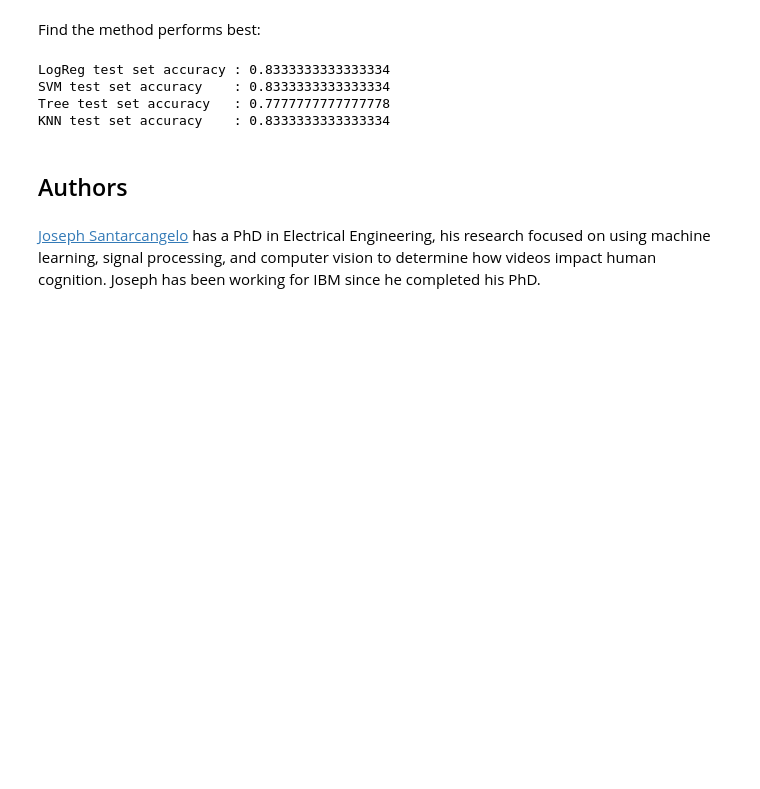
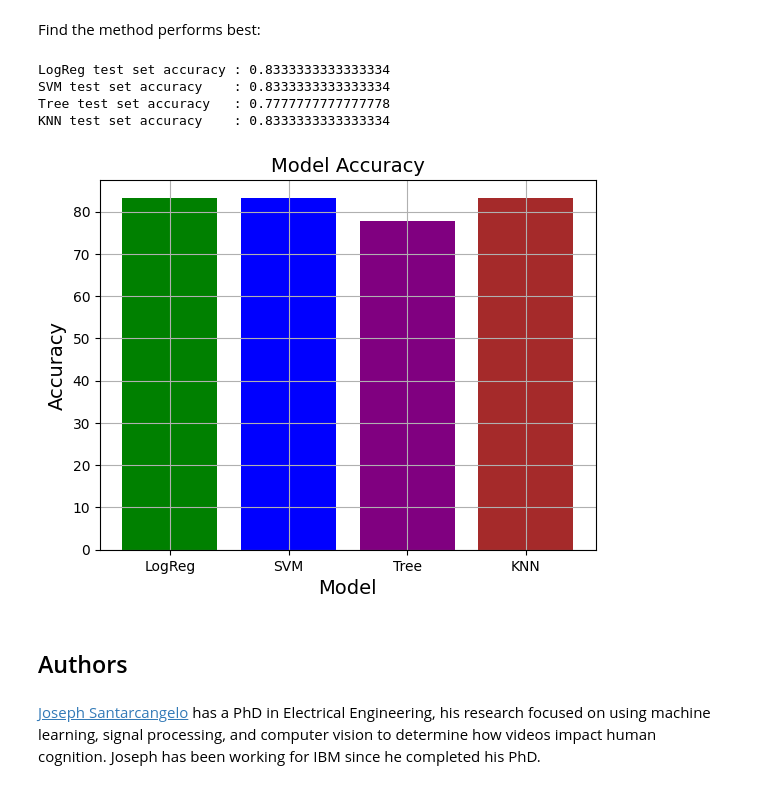
Before and after one commit to ahmetkacmaz/Coursera-Data-Scienece-Capstone, a Jupyter notebook: c10_8_machine_learning_prediction.ipynb, the cells around one changed output. Saved outputs shown, nothing was run; the diff lists cells and outputs as text; code cells hidden in the pictures; blank space fills up the shorter version.

```diff
--- a/c10_8_machine_learning_prediction.ipynb
+++ b/c10_8_machine_learning_prediction.ipynb
@@ -336,6 +336,25 @@ LogReg test set accuracy : 0.8333333333333334
 SVM test set accuracy    : 0.8333333333333334
 Tree test set accuracy   : 0.7777777777777778
 KNN test set accuracy    : 0.8333333333333334
+# %%
+import matplotlib.pyplot as plt
+import pandas as pd
+
+Model_Success = {'Model': ['LogReg','SVM','Tree','KNN'],
+        'Accuracy': [83.3,83.3,77.8,83.3]
+       }
+df_success = pd.DataFrame(Model_Success,columns=['Model','Accuracy'])
+
+New_Colors = ['green','blue','purple','brown']
+plt.bar(df_success['Model'], df_success['Accuracy'], color=New_Colors)
+
+plt.title('Model Accuracy', fontsize=14)
+plt.xlabel('Model', fontsize=14)
+plt.ylabel('Accuracy', fontsize=14)
+plt.grid(True)
+plt.show()
+# %% [output]
+[figure, added]
 # %% [markdown]
 ## Authors
 # %% [markdown]
```
